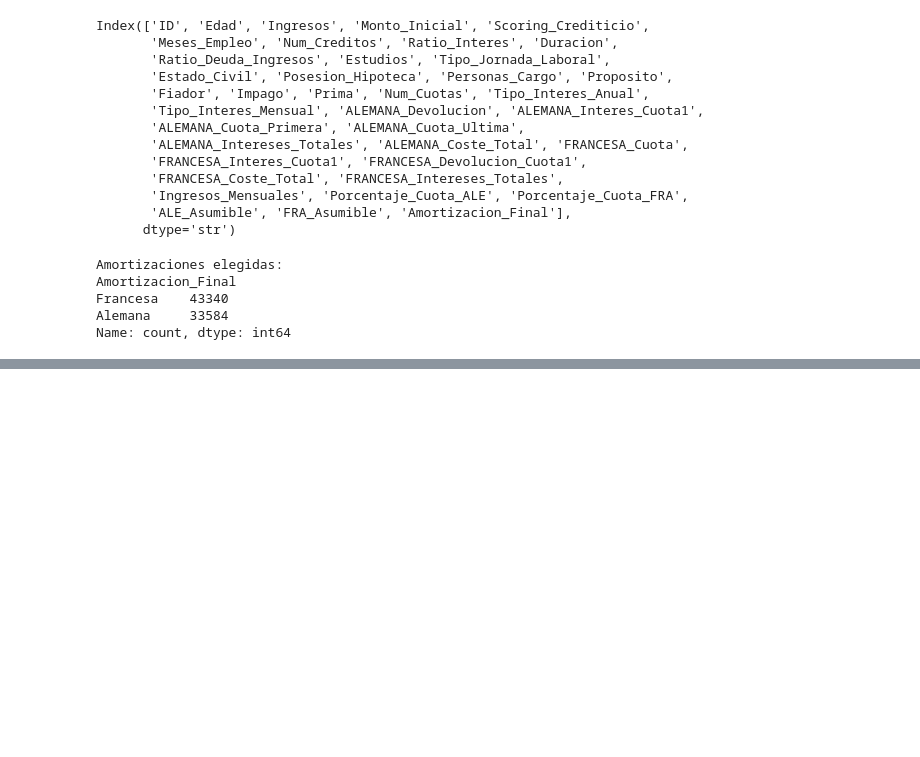
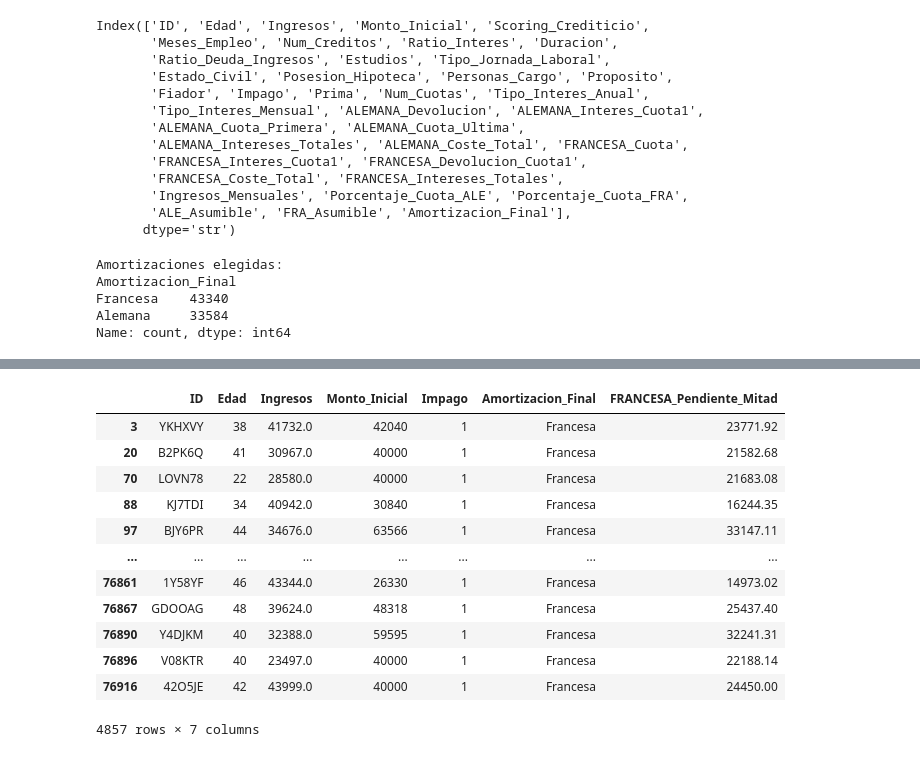
Before and after one commit to NaiaArroyo/RETO-5-NARANJA, a Jupyter notebook: Notebook Amortizacion Francesa y Aleman.ipynb, the cells around one changed output, grey strips where cells are left out. Cells and saved outputs as stored; diff of their text form; code cells hidden in the pictures; blank space fills up the shorter version.

```diff
--- a/Notebook Amortizacion Francesa y Aleman.ipynb
+++ b/Notebook Amortizacion Francesa y Aleman.ipynb
@@ -189,0 +259,38 @@ Name: count, dtype: int64
+# %%
+df_pendiente_Francesa = df_pendiente[df_pendiente["Amortizacion_Final"] == "Francesa"].copy()
+# %%
+cols_to_drop = [
+    'Scoring_Crediticio', 'Meses_Empleo', 'Num_Creditos', 'Ratio_Interes', 'Duracion',
+    'Ratio_Deuda_Ingresos', 'Estudios', 'Tipo_Jornada_Laboral', 'Estado_Civil',
+    'Posesion_Hipoteca', 'Personas_Cargo', 'Proposito', 'Fiador', 'Prima',
+    'Num_Cuotas', 'Tipo_Interes_Anual', 'Tipo_Interes_Mensual', 'FRANCESA_Cuota',
+    'FRANCESA_Interes_Cuota1', 'FRANCESA_Devolucion_Cuota1', 'FRANCESA_Coste_Total',
+    'FRANCESA_Intereses_Totales', 'Ingresos_Mensuales', 'Porcentaje_Cuota_ALE',
+    'Porcentaje_Cuota_FRA', 'ALE_Asumible', 'FRA_Asumible','ALEMANA_Devolucion', 'ALEMANA_Interes_Cuota1',
+       'ALEMANA_Cuota_Primera', 'ALEMANA_Cuota_Ultima','ALEMANA_Intereses_Totales', 'ALEMANA_Coste_Total'
+]
+
+df_pendiente_Francesa = df_pendiente_Francesa.drop(columns=cols_to_drop)
+# %%
+N = df_pendiente["Num_Cuotas"]
+mitad = N / 2
+
+df_pendiente_Francesa["FRANCESA_Pendiente_Mitad"] = P * ((1 + i) ** N - (1 + i) ** mitad) / ((1 + i) ** N - 1)
+# %%
+df_pendiente_Francesa["FRANCESA_Pendiente_Mitad"] = df_pendiente_Francesa["FRANCESA_Pendiente_Mitad"].round(2)
+# %%
+df_pendiente_Francesa
+# %% [output]
+|  | ID | Edad | Ingresos | Monto_Inicial | Impago | Amortizacion_Final | FRANCESA_Pendiente_Mitad |
+| 3 | YKHXVY | 38 | 41732.0 | 42040 | 1 | Francesa | 23771.92 |
+| 20 | B2PK6Q | 41 | 30967.0 | 40000 | 1 | Francesa | 21582.68 |
+| 70 | LOVN78 | 22 | 28580.0 | 40000 | 1 | Francesa | 21683.08 |
+| 88 | KJ7TDI | 34 | 40942.0 | 30840 | 1 | Francesa | 16244.35 |
+| 97 | BJY6PR | 44 | 34676.0 | 63566 | 1 | Francesa | 33147.11 |
+| ... | ... | ... | ... | ... | ... | ... | ... |
+| 76861 | 1Y58YF | 46 | 43344.0 | 26330 | 1 | Francesa | 14973.02 |
+| 76867 | GDOOAG | 48 | 39624.0 | 48318 | 1 | Francesa | 25437.40 |
+| 76890 | Y4DJKM | 40 | 32388.0 | 59595 | 1 | Francesa | 32241.31 |
+| 76896 | V08KTR | 40 | 23497.0 | 40000 | 1 | Francesa | 22188.14 |
+| 76916 | 42O5JE | 42 | 43999.0 | 40000 | 1 | Francesa | 24450.00 |
+4857 rows × 7 columns
```
Also changed, not shown: parts of 8 cells of this notebook.
